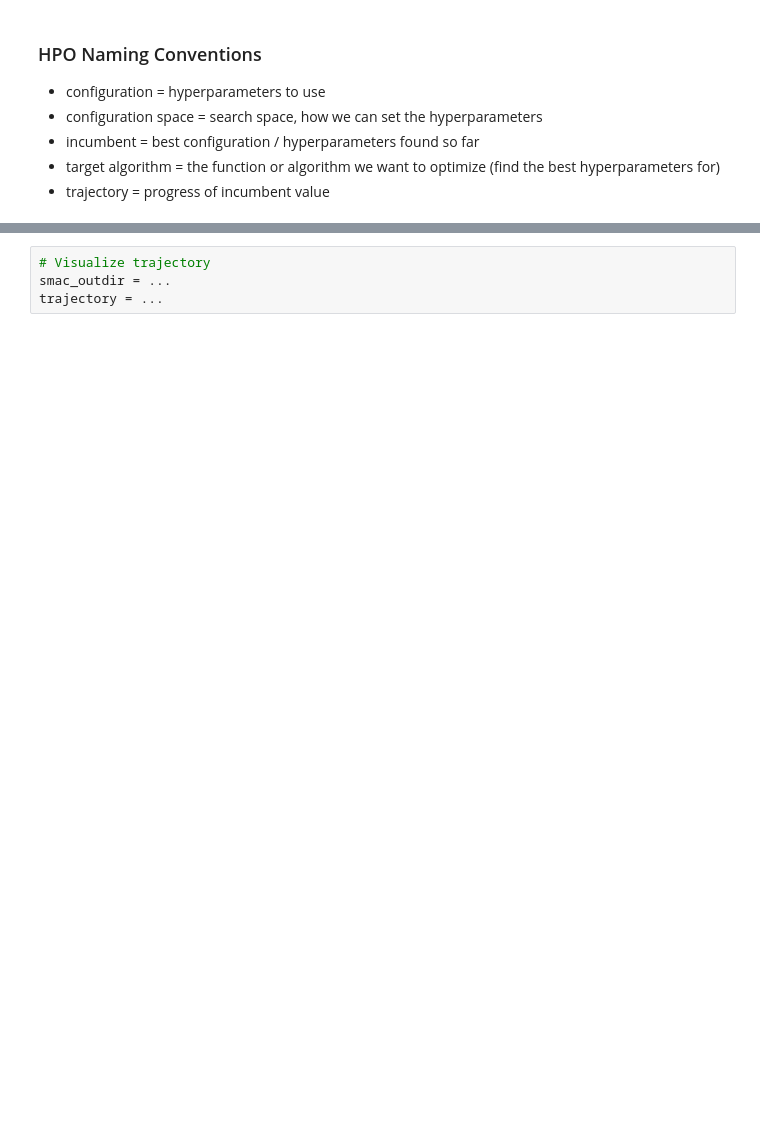
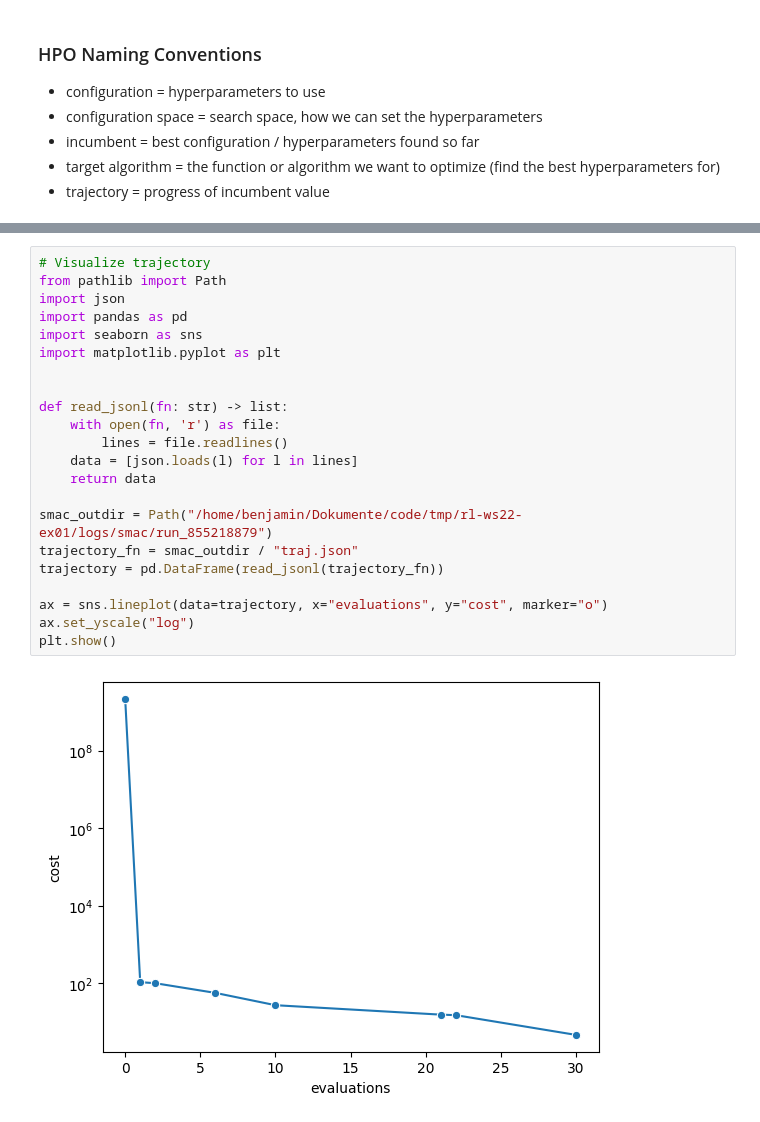
Before and after one commit to automl-classroom/rl-ws22-ex01, a Jupyter notebook: RL_exercise_intro.ipynb, the cells around one changed output, grey strips where cells are left out. Saved outputs shown, nothing was run; the diff lists cells and outputs as text; blank space fills up the shorter version.

```diff
--- a/RL_exercise_intro.ipynb
+++ b/RL_exercise_intro.ipynb
@@ -193,7 +225,27 @@ try:
     incumbent = smac.optimize()
 finally:
     incumbent = smac.solver.incumbent
-# %%
-# Visualize trajectory
-smac_outdir = ...
-trajectory = ...
+# %%
+# Visualize trajectory
+from pathlib import Path
+import json
+import pandas as pd
+import seaborn as sns
+import matplotlib.pyplot as plt
+
+
+def read_jsonl(fn: str) -> list:
+    with open(fn, 'r') as file:
+        lines = file.readlines()
+    data = [json.loads(l) for l in lines]
+    return data
+
+smac_outdir = Path("/home/benjamin/Dokumente/code/tmp/rl-ws22-ex01/logs/smac/run_855218879")
+trajectory_fn = smac_outdir / "traj.json"
+trajectory = pd.DataFrame(read_jsonl(trajectory_fn))
+
+ax = sns.lineplot(data=trajectory, x="evaluations", y="cost", marker="o")
+ax.set_yscale("log")
+plt.show()
+# %% [output]
+[figure, added]
```
Also changed, not shown: parts of 5 cells of this notebook.
